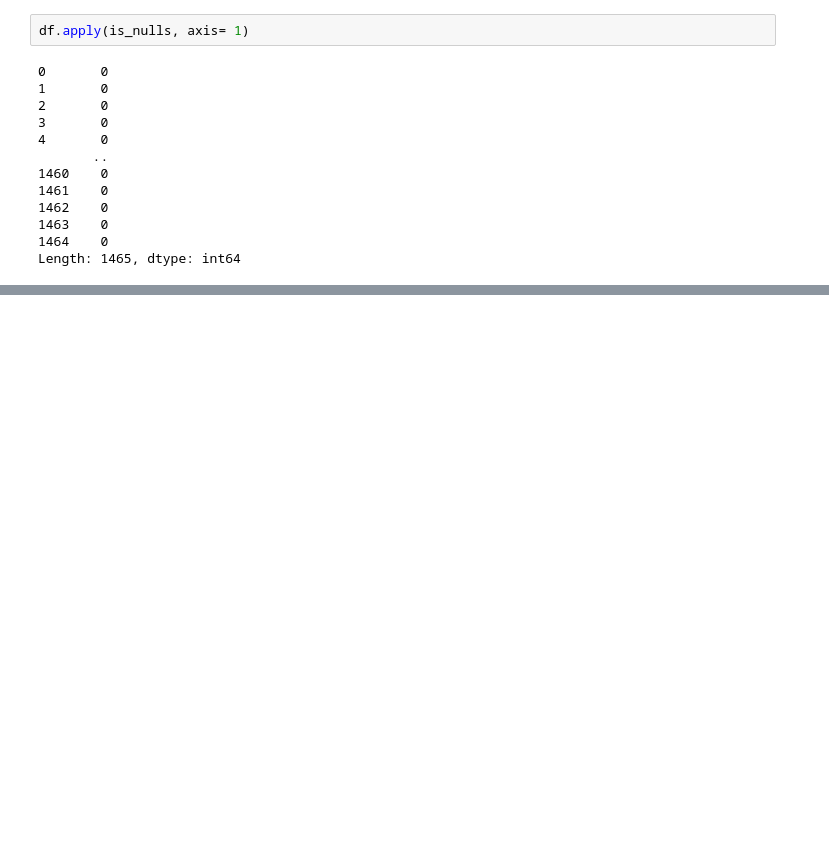
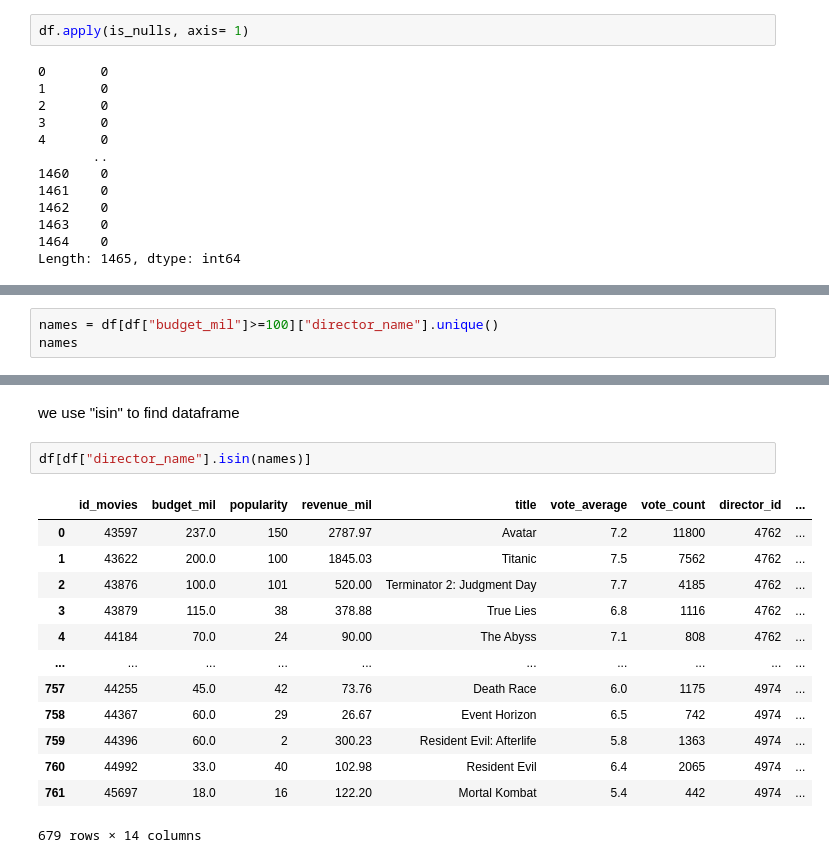
Before and after one commit to AntaraR12/IMDB_Movies-overview, a Jupyter notebook: notebook.ipynb, the cells around one changed output, grey strips where cells are left out. Drawn from its saved outputs; the diff is of its cells as text; blank space fills up the shorter version.

```diff
--- a/notebook.ipynb
+++ b/notebook.ipynb
@@ -410,0 +524,3 @@ Length: 1465, dtype: int64
+# %%
+names = df[df["budget_mil"]>=100]["director_name"].unique()
+names
@@ -410,0 +545,18 @@ Length: 1465, dtype: int64
+# %% [markdown]
+we use "isin" to find dataframe
+# %%
+df[df["director_name"].isin(names)]
+# %% [output]
+|  | id_movies | budget_mil | popularity | revenue_mil | title | vote_average | vote_count | director_id | ... |
+| 0 | 43597 | 237.0 | 150 | 2787.97 | Avatar | 7.2 | 11800 | 4762 | ... |
+| 1 | 43622 | 200.0 | 100 | 1845.03 | Titanic | 7.5 | 7562 | 4762 | ... |
+| 2 | 43876 | 100.0 | 101 | 520.00 | Terminator 2: Judgment Day | 7.7 | 4185 | 4762 | ... |
+| 3 | 43879 | 115.0 | 38 | 378.88 | True Lies | 6.8 | 1116 | 4762 | ... |
+| 4 | 44184 | 70.0 | 24 | 90.00 | The Abyss | 7.1 | 808 | 4762 | ... |
+| ... | ... | ... | ... | ... | ... | ... | ... | ... | ... |
+| 757 | 44255 | 45.0 | 42 | 73.76 | Death Race | 6.0 | 1175 | 4974 | ... |
+| 758 | 44367 | 60.0 | 29 | 26.67 | Event Horizon | 6.5 | 742 | 4974 | ... |
+| 759 | 44396 | 60.0 | 2 | 300.23 | Resident Evil: Afterlife | 5.8 | 1363 | 4974 | ... |
+| 760 | 44992 | 33.0 | 40 | 102.98 | Resident Evil | 6.4 | 2065 | 4974 | ... |
+| 761 | 45697 | 18.0 | 16 | 122.20 | Mortal Kombat | 5.4 | 442 | 4974 | ... |
+679 rows × 14 columns
```
Also changed, not shown: parts of 19 cells of this notebook.
